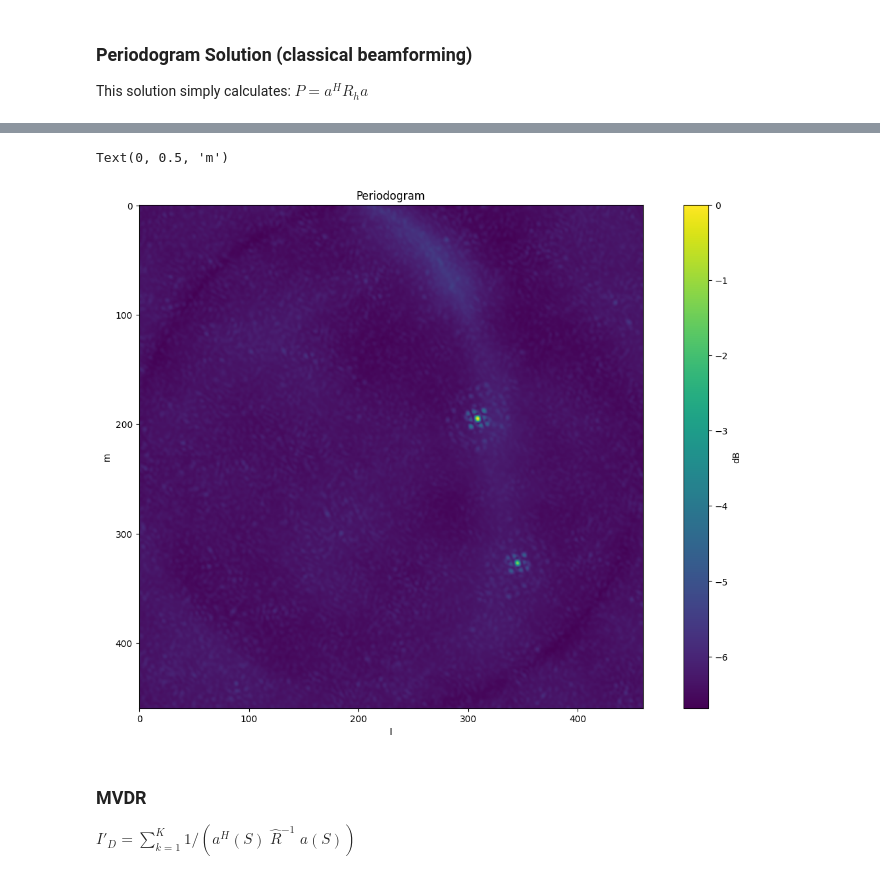
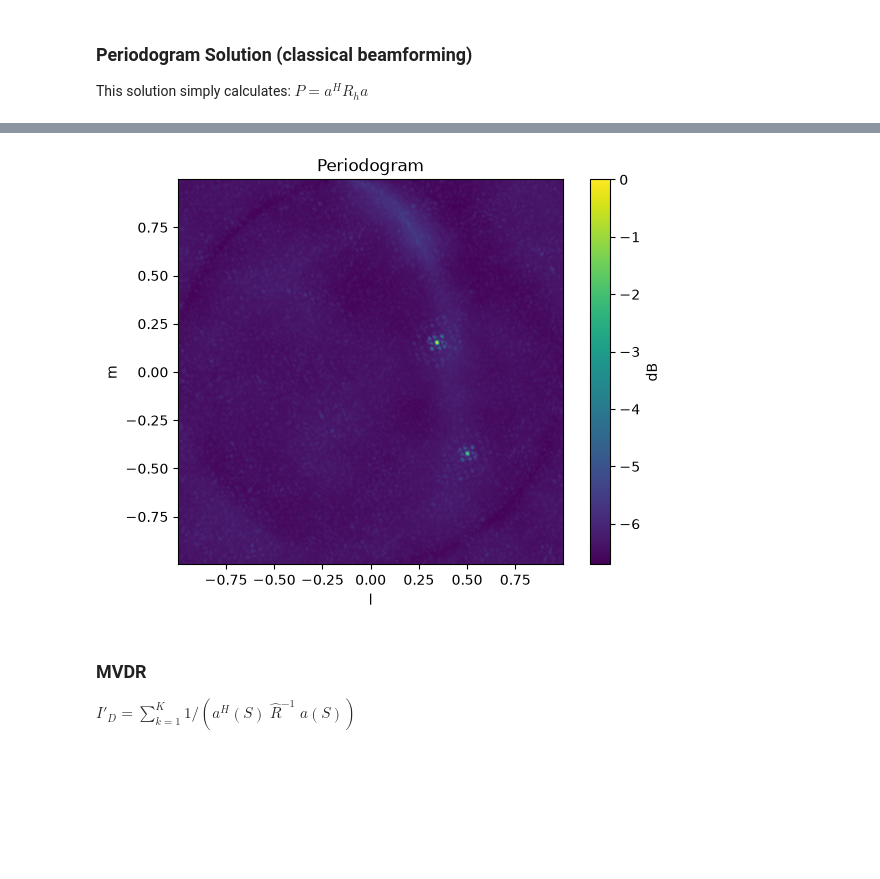
Before and after one commit to craftermathijs/EE4795-StatDSP-RadAstroImg, a Jupyter notebook: project.ipynb, the cells around one changed output, grey strips where cells are left out. Drawn from its saved outputs; the diff is of its cells as text; code cells hidden in the pictures; blank space fills up the shorter version.

```diff
--- a/project.ipynb
+++ b/project.ipynb
@@ -22,16 +22,12 @@ lon = np.squeeze(mat["lon"])
 lat = np.squeeze(mat["lat"])
 Rh = mat["Rh"]
 
-# print(poslocal.min(axis=0).round(4))
-# print(poslocal.max(axis=0).round(4))
-# print(np.ptp(poslocal, axis=0).round(4))
-
 c = 299792458
 p = len(Rh) # number of receiving elements
 lambd = c / freq
 
-x = poslocal[:, 1]
-y = poslocal[:, 2]
+x = poslocal[:, 0]
+y = poslocal[:, 1]
 dist = np.sqrt((x[:,None] - x[None, :])**2 + (y[:,None] - y[None,:])**2)
 
 D = np.max(dist)
@@ -39,8 +35,11 @@ D = np.max(dist)
 dl = 0.25 * lambd / D
 
 l = np.arange(0, 1, dl)
-l = np.concatenate((-np.flipud(l[2:]), l))
+l = np.concatenate((-np.flipud(l[1:]), l))
 
 m = l.copy()
+
+r = poslocal - poslocal.mean(axis=0)
+r = r[:, 0:2]
 # %% [output]
 ['ans', 'freq', 'poslocal', 't_obs_matlab', 'lon', 'lat', 'Rh']
@@ -74,15 +85,15 @@ Text(0, 0.5, 'y')
 # %%
 P_dB = 10 * np.log10(P / np.nanmax(P))
 
-plt.figure(figsize=(16,10))
-plt.imshow(P_dB)
+plt.figure(figsize=(7,5))
+plt.imshow(P_dB, extent=[l.min(), l.max(), m.min(), m.max()])
 plt.colorbar(label='dB')
 plt.title("Periodogram")
 plt.xlabel('l')
 plt.ylabel('m')
+plt.savefig("Periodogram.svg", format="svg", bbox_inches="tight")
 # %% [output]
-Text(0, 0.5, 'm')
-[figure, old version]
+[figure, new version]
 # %% [markdown]
 ### MVDR
 $I'_D =  \sum^{K}_{k=1} 1/(a^H(S)\; \hat{R}^{-1}\; a(S)) $
```
Also changed, not shown: parts of 11 cells of this notebook.
